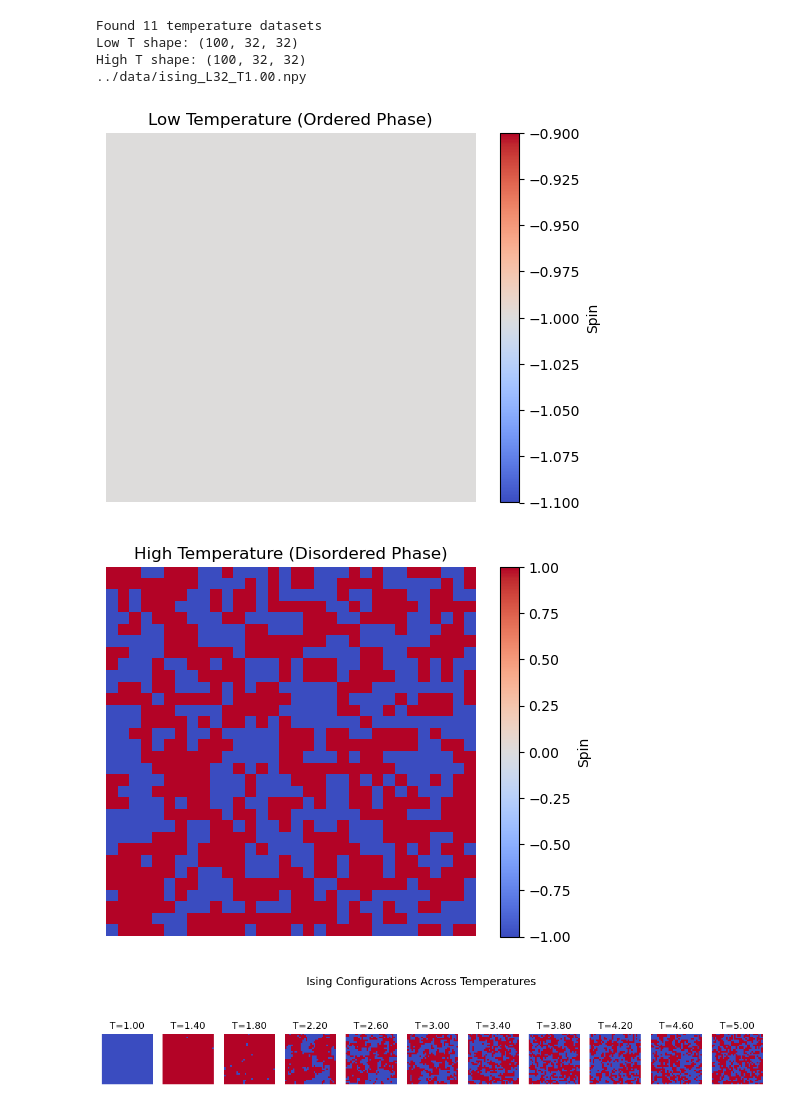
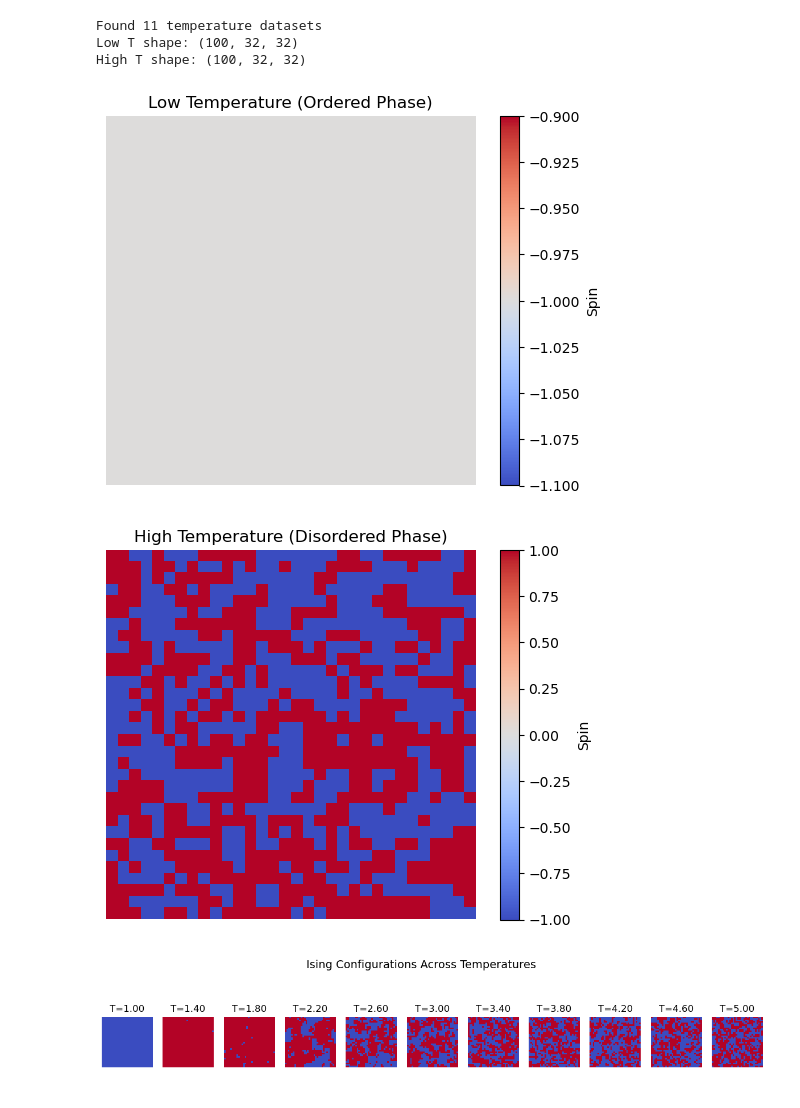
Before and after one commit to amalseb07/cmse802_project, a Jupyter notebook: notebooks/visalize_lattice.ipynb, the cells around one changed output. Drawn from its saved outputs; the diff is of its cells as text; code cells hidden in the pictures.

```diff
--- a/notebooks/visalize_lattice.ipynb
+++ b/notebooks/visalize_lattice.ipynb
@@ -13,28 +13,24 @@ highT = np.load(files[-1])   # T ≈ 4.0
 
 print("Low T shape:", lowT.shape)
 print("High T shape:", highT.shape)
-
-a = np.array(files[0])
-print(a)
 # %% [output]
 Found 11 temperature datasets
 Low T shape: (100, 32, 32)
 High T shape: (100, 32, 32)
-../data/ising_L32_T1.00.npy
 # %%
 def show_lattice(lattice, title="Ising configuration"):
     plt.imshow(lattice, cmap='coolwarm', interpolation='nearest')
     plt.colorbar(label="Spin")
     plt.title(title)
     plt.axis("off")
     plt.show()
 
 # Display a few random configurations
 show_lattice(lowT[4], title="Low Temperature (Ordered Phase)")
-show_lattice(highT[0], title="High Temperature (Disordered Phase)")
+show_lattice(highT[1], title="High Temperature (Disordered Phase)")
 # %% [output]
 [figure]
-[figure, old version]
+[figure, new version]
 # %%
 fig, axes = plt.subplots(1,11, figsize=(15, 3))
 temps = np.linspace(1.0, 5.0, 11)
```
Also changed, not shown: 2 other files.
